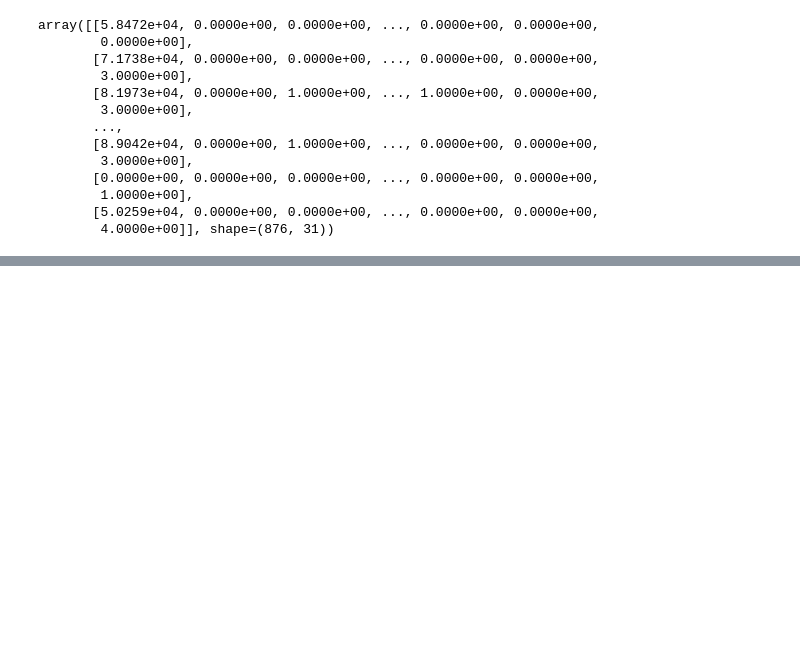
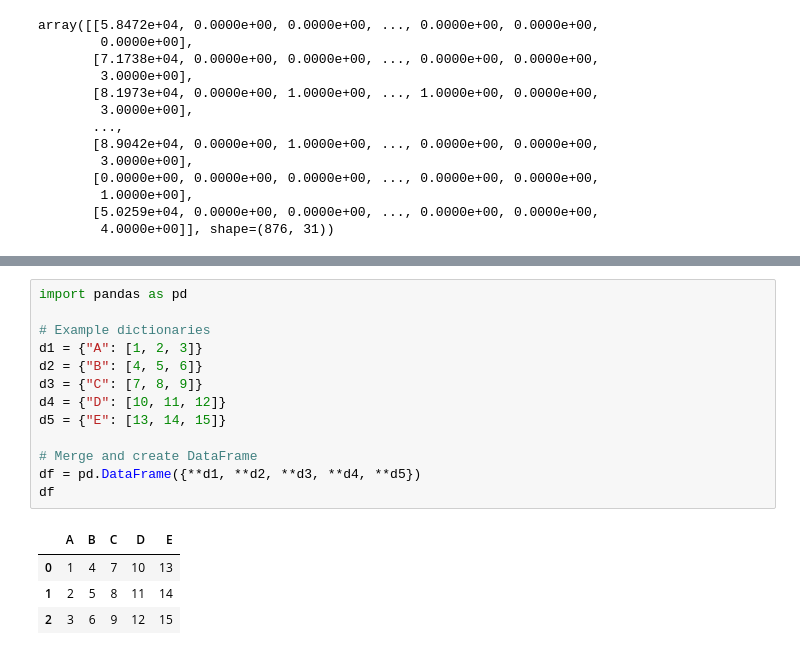
Before and after one commit to expialadocious/ml_zoomcamp_2025, a Jupyter notebook: number3.ipynb, the cells around one changed output, grey strips where cells are left out. Saved outputs shown, nothing was run; the diff lists cells and outputs as text; blank space fills up the shorter version.

```diff
--- a/number3.ipynb
+++ b/number3.ipynb
@@ -303,0 +631,18 @@ array([[5.8472e+04, 0.0000e+00, 0.0000e+00, ..., 0.0000e+00, 0.0000e+00,
+# %%
+import pandas as pd
+
+# Example dictionaries
+d1 = {"A": [1, 2, 3]}
+d2 = {"B": [4, 5, 6]}
+d3 = {"C": [7, 8, 9]}
+d4 = {"D": [10, 11, 12]}
+d5 = {"E": [13, 14, 15]}
+
+# Merge and create DataFrame
+df = pd.DataFrame({**d1, **d2, **d3, **d4, **d5})
+df
+# %% [output]
+|  | A | B | C | D | E |
+| 0 | 1 | 4 | 7 | 10 | 13 |
+| 1 | 2 | 5 | 8 | 11 | 14 |
+| 2 | 3 | 6 | 9 | 12 | 15 |
```
Also changed, not shown: parts of 24 cells of this notebook.
